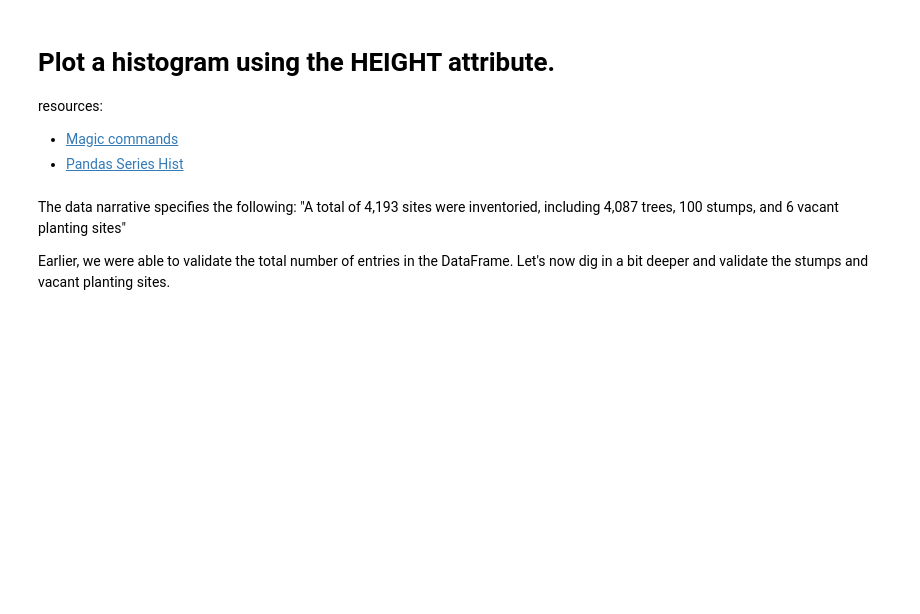
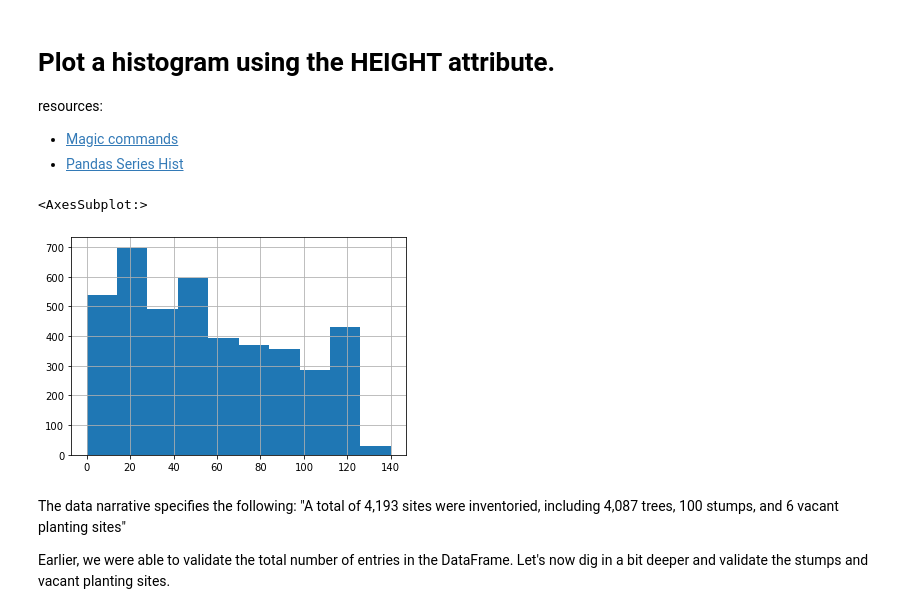
Before and after one commit to 1990Jasonlee/DataEngineering.Labs.CityOfNewarkDETreeSurvey, a Jupyter notebook: newark_de_tree_survey.ipynb, the cells around one changed output. Saved outputs shown, nothing was run; the diff lists cells and outputs as text; code cells hidden in the pictures; blank space fills up the shorter version.

```diff
--- a/newark_de_tree_survey.ipynb
+++ b/newark_de_tree_survey.ipynb
@@ -112,5 +113,9 @@ resources:
 # %%
 # Create a histogram using the HEIGHT attribute here
+df1['HEIGHT'].hist()
+# %% [output]
+<AxesSubplot:>
+[figure, added]
 # %% [markdown]
 The data narrative specifies the following:
 "A total of 4,193 sites were inventoried, including 4,087 trees, 100 stumps, and 6 vacant planting sites"
```
Also changed, not shown: parts of 4 cells of this notebook.
